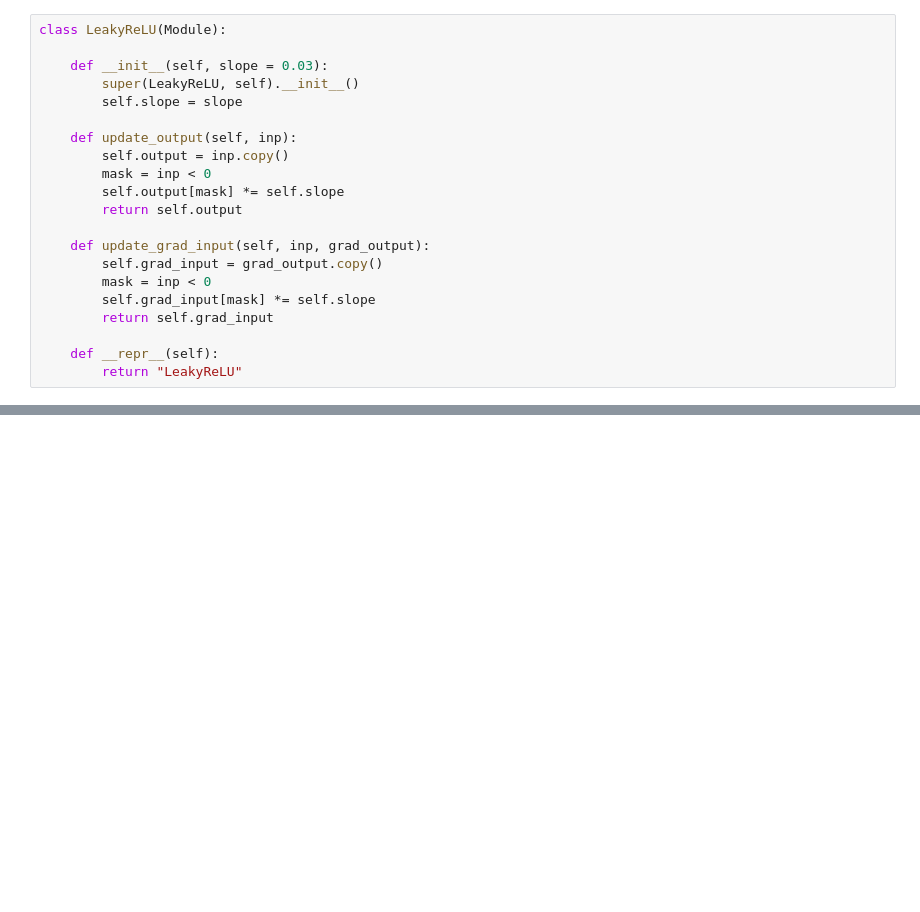
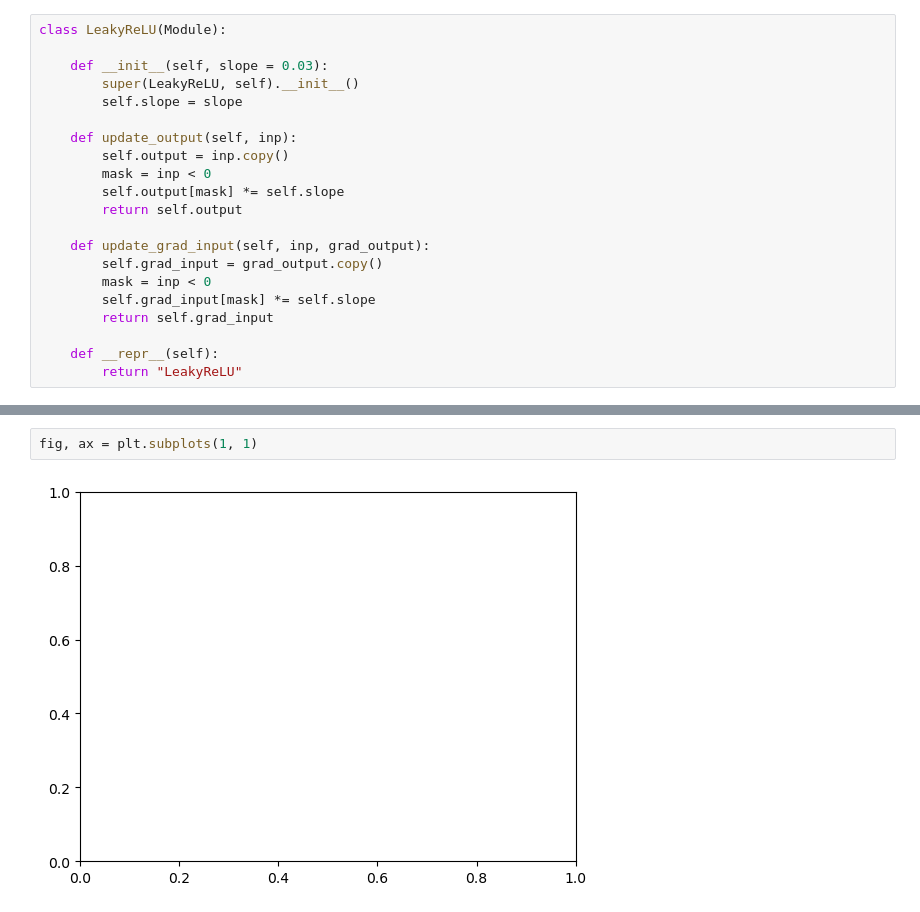
Before and after one commit to Lamantin12/Course-DL-MIPT, a Jupyter notebook: ML mipt/08 Intro to Deep Learning/CW/modules.ipynb, the cells around one changed output, grey strips where cells are left out. Cells and saved outputs as stored; diff of their text form; blank space fills up the shorter version.

```diff
--- a/ML mipt/08 Intro to Deep Learning/CW/modules.ipynb
+++ b/ML mipt/08 Intro to Deep Learning/CW/modules.ipynb
@@ -302,0 +628,4 @@ class LeakyReLU(Module):
+# %%
+fig, ax = plt.subplots(1, 1)
+# %% [output]
+[figure, added]
```
Also changed, not shown: parts of 31 cells of this notebook, 2 other files.
